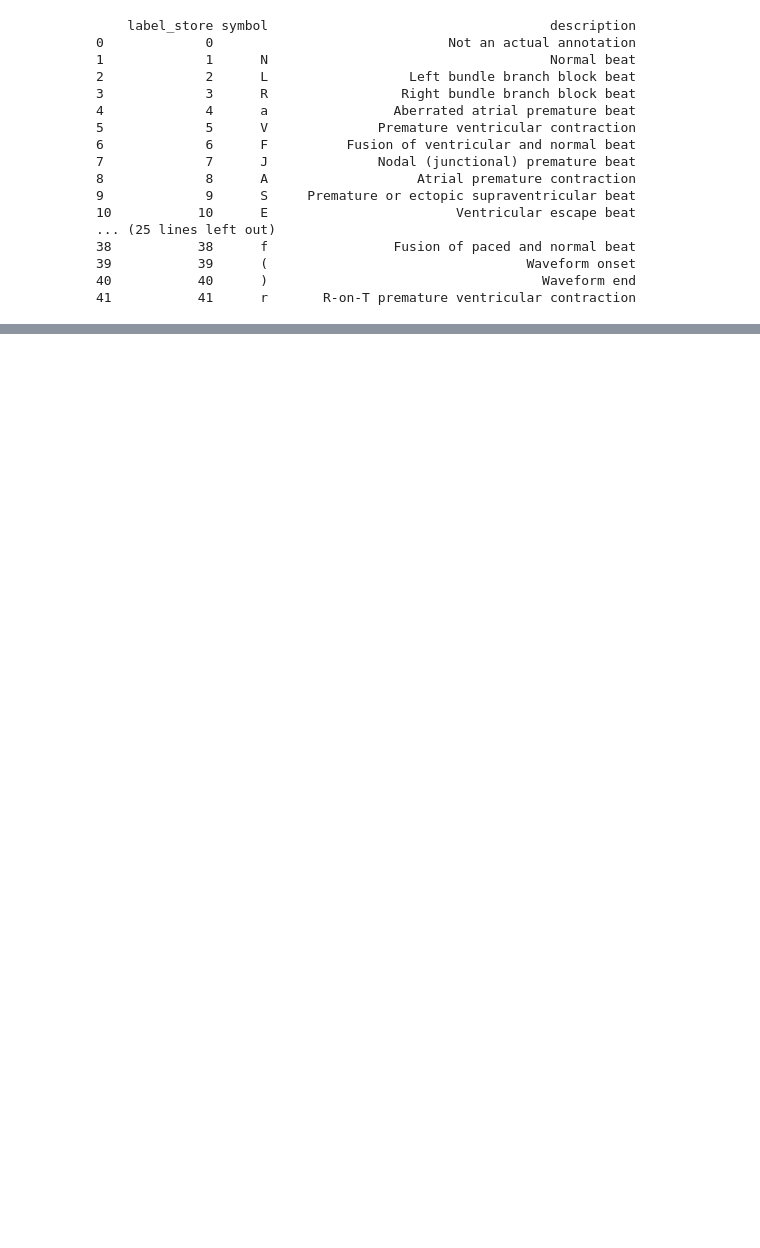
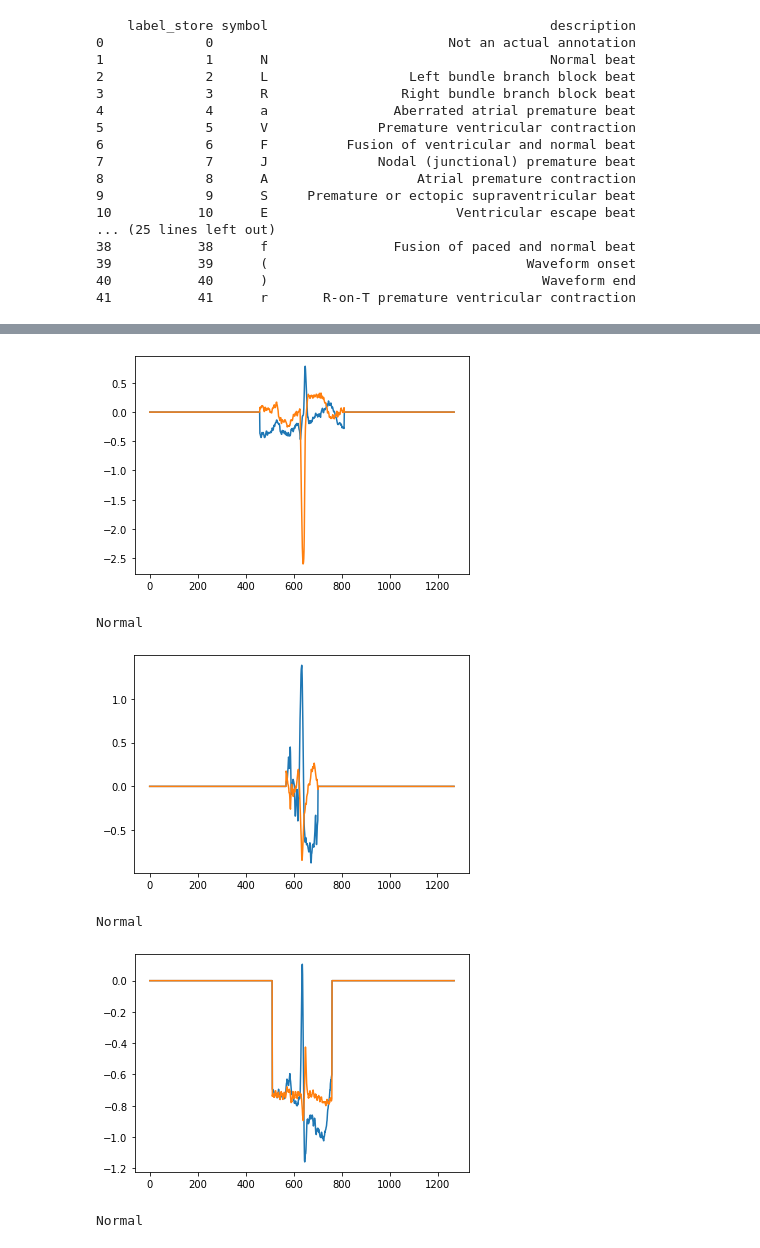
Before and after one commit to AlexandrePerdereau/pfeECG, a Jupyter notebook: PFE.ipynb, the cells around one changed output, grey strips where cells are left out. Cells and saved outputs as stored; diff of their text form; code cells hidden in the pictures; blank space fills up the shorter version.

```diff
--- a/PFE.ipynb
+++ b/PFE.ipynb
@@ -211,0 +277,24 @@ indexMax = np.argmax(tailles)
+# %%
+sample = DS[0]
+plt.plot(sample1['Signals'][0])
+plt.plot(sample1['Signals'][1])
+plt.show()
+print(sample1['Label'])
+
+
+plt.plot(sample2['Signals'][0])
+plt.plot(sample2['Signals'][1])
+plt.show()
+print(sample2['Label'])
+
+plt.plot(samplemax['Signals'][0])
+plt.plot(samplemax['Signals'][1])
+plt.show()
+print(samplemax['Label'])
+# %% [output]
+[figure, added]
+Normal
+[figure, added]
+Normal
+[figure, added]
+Normal
```
Also changed, not shown: parts of 30 cells of this notebook.
